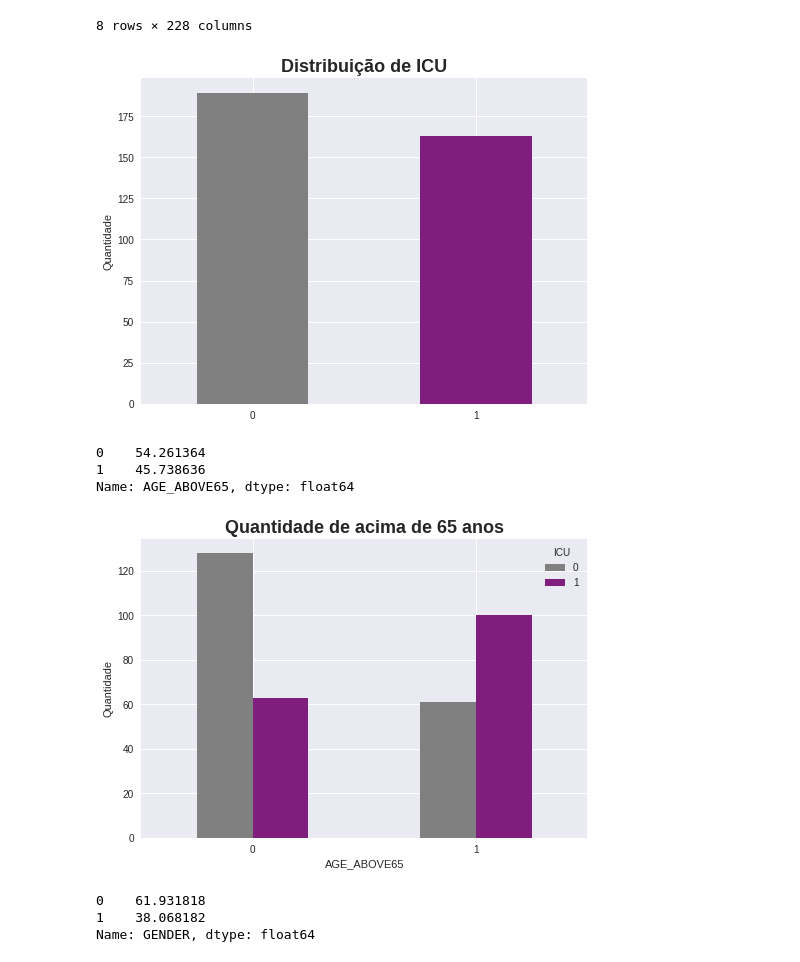
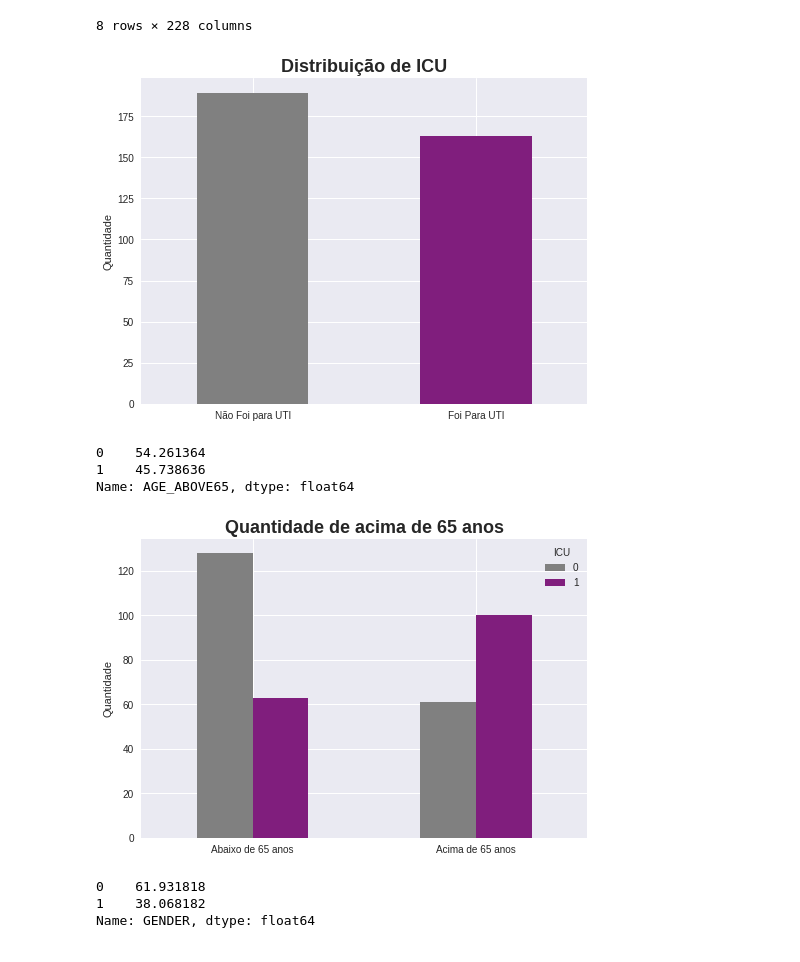
Before and after one commit to JuniorTorresMTJ/Projeto_Todo_mundo_odeia_o_COVID, a Jupyter notebook: notebook/Projeto_Todo_Mundo_Odeia_o_COVID_EDA.ipynb, the cells around one changed output. Saved outputs shown, nothing was run; the diff lists cells and outputs as text; code cells hidden in the pictures.

```diff
--- a/notebook/Projeto_Todo_Mundo_Odeia_o_COVID_EDA.ipynb
+++ b/notebook/Projeto_Todo_Mundo_Odeia_o_COVID_EDA.ipynb
@@ -109,13 +96,14 @@ UTI = {0:"Não foi para UTI",
 # %%
 plt.style.use('seaborn')
 plt.figure(figsize=(8,6))
-icu.plot.bar(color=['grey','#801e7d'])
+ax = icu.plot.bar(color=['grey','#801e7d'])
 plt.title('Distribuição de ICU',fontdict={'fontsize':18, 'fontweight': 'bold'},)
 plt.ylabel('Quantidade')
 plt.xticks(rotation=0)
+ax.set_xticklabels(['Não Foi para UTI', 'Foi Para UTI'])
 plt.show()
 # %% [output]
-[figure, old version]
+[figure, new version]
 # %%
 df['AGE_ABOVE65'].value_counts(normalize=True)*100
 # %% [output]
@@ -127,13 +115,15 @@ idade = {0:"abaixo de 65 anos",
          1: "acima de 65 anos"}
 # %%
 age65 = pd.crosstab(df['AGE_ABOVE65'], df['ICU'])
-age65.plot.bar(color=['grey','#801e7d'])
+ax = age65.plot.bar(color=['grey','#801e7d'])
 plt.title('Quantidade de acima de 65 anos',fontdict={'fontsize':18, 'fontweight': 'bold'},)
 plt.ylabel('Quantidade')
+plt.xlabel('')
 plt.xticks(rotation=0)
+ax.set_xticklabels(['Abaixo de 65 anos', 'Acima de 65 anos'])
 plt.show()
 # %% [output]
-[figure, old version]
+[figure, new version]
 # %%
 df['GENDER'].value_counts(normalize=True)*100
 # %% [output]
```
Also changed, not shown: parts of 11 cells of this notebook.
